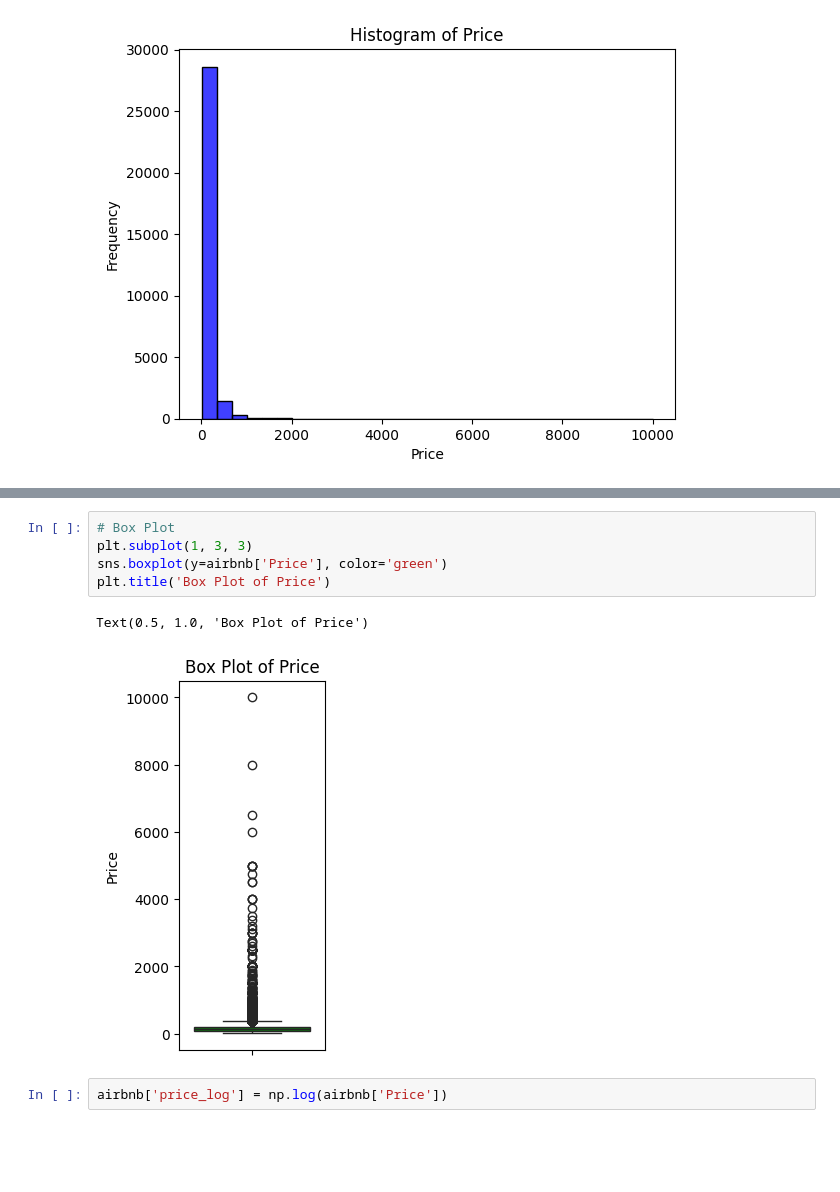
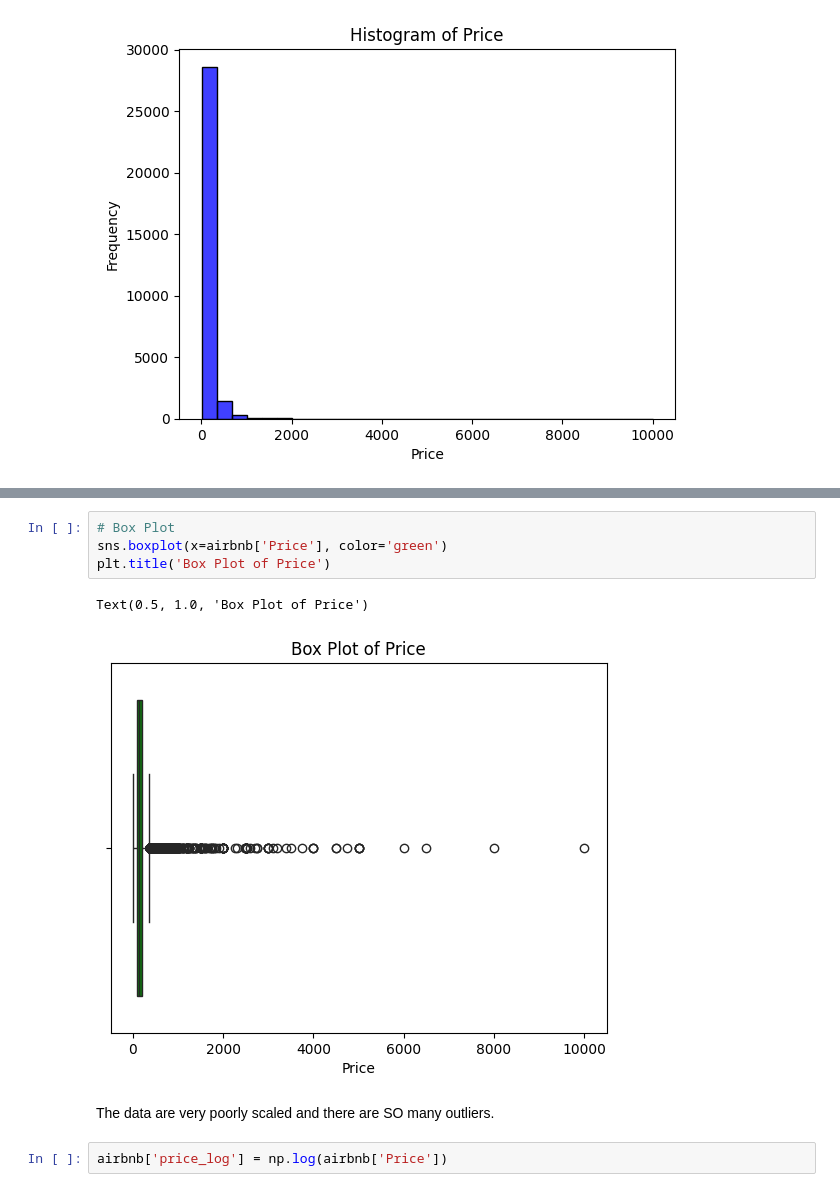
Before and after one commit to EllaThomasson/labs-ds3001, a Jupyter notebook: EDALab_EllaThomasson.ipynb, the cells around one changed output, grey strips where cells are left out. Drawn from its saved outputs; the diff is of its cells as text; blank space fills up the shorter version.

```diff
--- a/EDALab_EllaThomasson.ipynb
+++ b/EDALab_EllaThomasson.ipynb
@@ -91,11 +111,12 @@ Text(0, 0.5, 'Density')
 # %%
 # Box Plot
-plt.subplot(1, 3, 3)
-sns.boxplot(y=airbnb['Price'], color='green')
+sns.boxplot(x=airbnb['Price'], color='green')
 plt.title('Box Plot of Price')
 # %% [output]
 Text(0.5, 1.0, 'Box Plot of Price')
-[figure, old version]
+[figure, new version]
+# %% [markdown]
+The data are very poorly scaled and there are SO many outliers.
 # %%
 airbnb['price_log'] = np.log(airbnb['Price'])
 # %%
```
Also changed, not shown: parts of 14 cells of this notebook.
